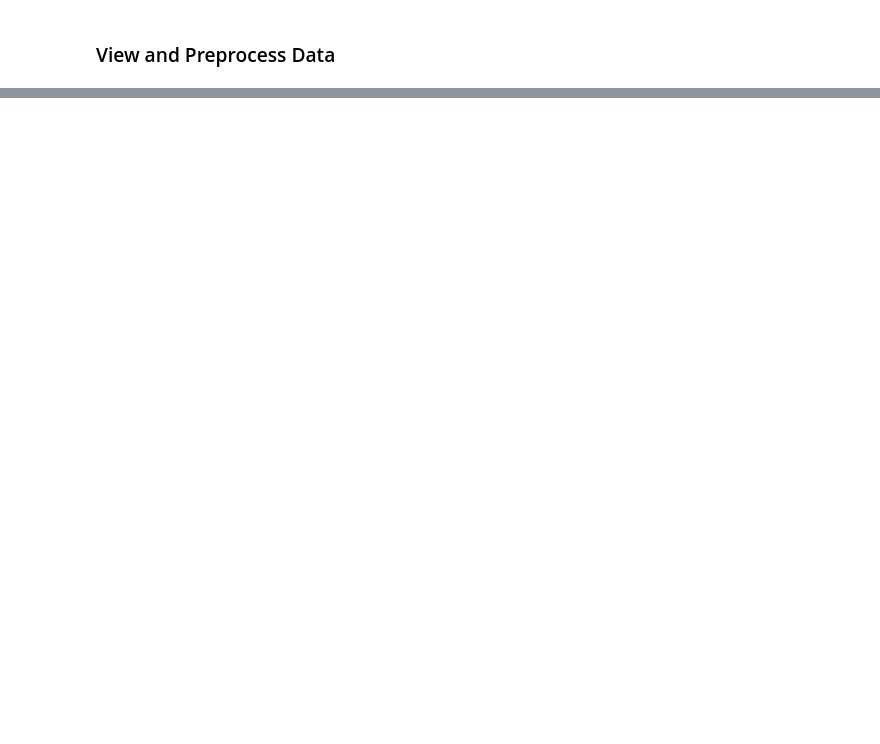
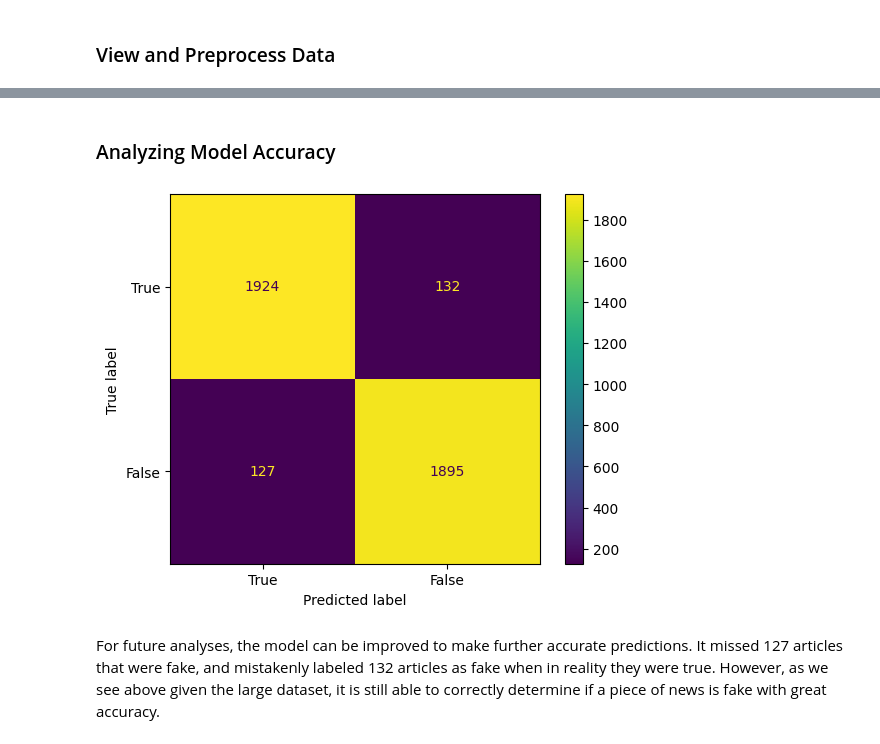
Before and after one commit to amudhak/fake-news-detection, a Jupyter notebook: src/FakeNewsDetection.ipynb, the cells around one changed output, grey strips where cells are left out. Drawn from its saved outputs; the diff is of its cells as text; code cells hidden in the pictures; blank space fills up the shorter version.

Commit message:
completed the model

```diff
--- a/src/FakeNewsDetection.ipynb
+++ b/src/FakeNewsDetection.ipynb
@@ -80,0 +112,15 @@ model.summary()
+# %%
+def preprocess_text(text_data):
+    stop_words = set(stopwords.words("english"))
+    stemmer = PorterStemmer()
+    lemmatizer = WordNetLemmatizer()
+    preprocessed_text = []
+    for sentence in tqdm(text_data):
+        sentence = re.sub(r'[^\w\s]', '', sentence)
+        words = [word.lower() for word in sentence.split() if word.isalpha() and word.lower() not in stop_words]
+        words = [stemmer.stem(word) for word in words]
+        words = [lemmatizer.lemmatize(word) for word in words]
+        preprocessed_text.append(' '.join(words))
+    return preprocessed_text
+
+df['text'] = preprocess_text(df['text'].values)
@@ -80,0 +158,7 @@ model.summary()
+# %%
+X_train, X_test, y_train, y_test = train_test_split(df['text'], df['label'], test_size=0.20, random_state=42)
+# %%
+# Since we are dealing with words, they must be vectorized in order for the model to be fitted to the data
+vectorizer = TfidfVectorizer(stop_words='english')
+X_train_tfidf = vectorizer.fit_transform(X_train)
+X_test_tfidf = vectorizer.transform(X_test)
@@ -80,0 +167,14 @@ model.summary()
+# %%
+model = LogisticRegression()
+model.fit(X_train_tfidf, y_train)
+y_pred = model.predict(X_test_tfidf)
+
+accuracy = accuracy_score(y_test, y_pred)
+precision = precision_score(y_test, y_pred, pos_label='1')
+recall = recall_score(y_test, y_pred, pos_label='1')
+f1 = f1_score(y_test, y_pred, pos_label='1')
+
+print("Accuracy:", accuracy)
+print("Precision:", precision)
+print("Recall:", recall)
+print("F1-Score:", f1)
@@ -80,0 +194,11 @@ model.summary()
+# %% [markdown]
+### Analyzing Model Accuracy
+# %%
+cm = metrics.confusion_matrix(y_test, model.predict(X_test_tfidf))
+cm_display = metrics.ConfusionMatrixDisplay(confusion_matrix=cm, display_labels=[True, False])
+cm_display.plot()
+plt.show()
+# %% [output]
+[figure, added]
+# %% [markdown]
+For future analyses, the model can be improved to make further accurate predictions. It missed 127 articles that were fake, and mistakenly labeled 132 articles as fake when in reality they were true. However, as we see above given the large dataset, it is still able to correctly determine if a piece of news is fake with great accuracy.
```
Also changed, not shown: parts of 36 cells of this notebook.
